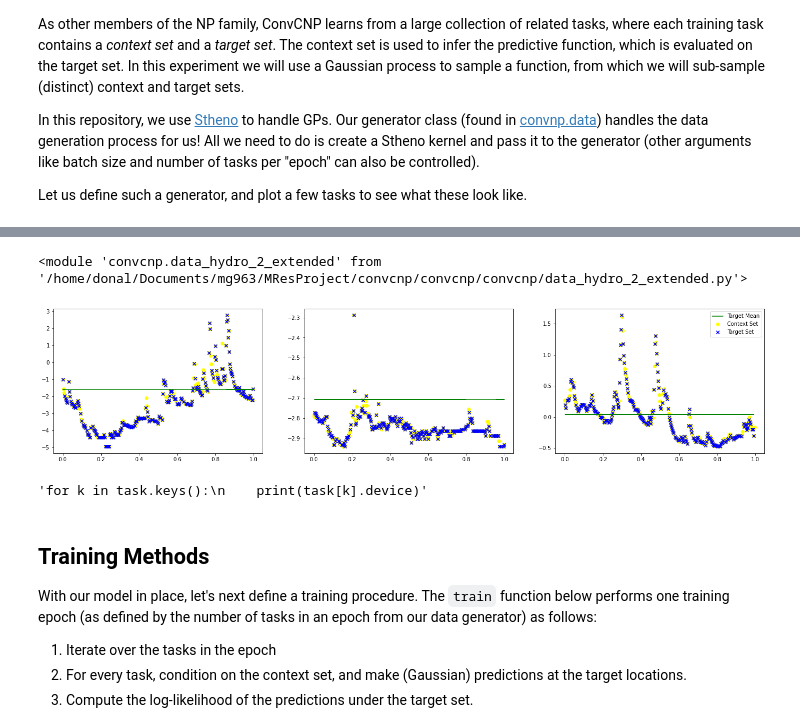
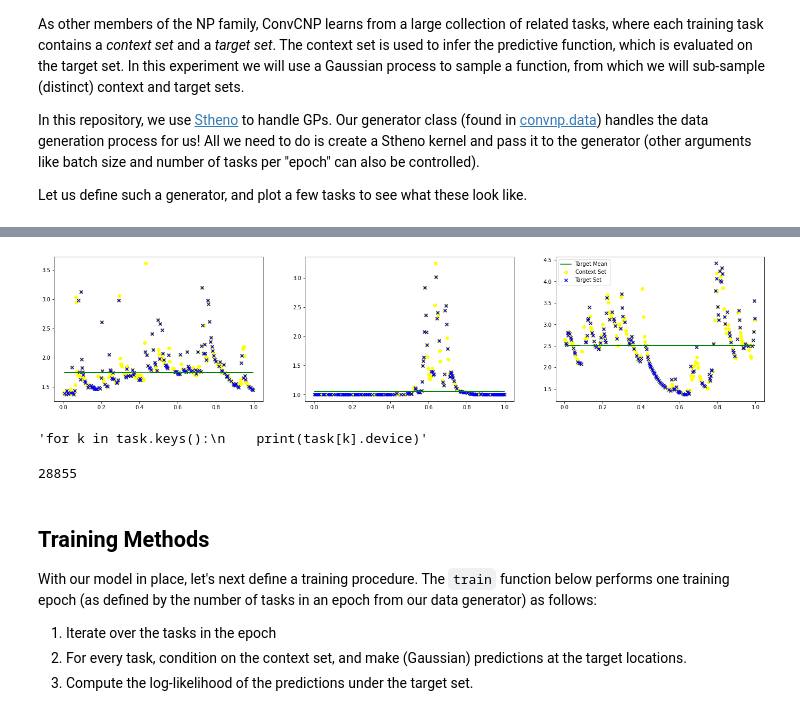
Before and after one commit to mgironamata/convcnp, a Jupyter notebook: convcnp_clean.ipynb, the cells around one changed output, grey strips where cells are left out. Saved outputs shown, nothing was run; the diff lists cells and outputs as text; code cells hidden in the pictures.

```diff
--- a/convcnp_clean.ipynb
+++ b/convcnp_clean.ipynb
@@ -84,7 +82,7 @@ df = df_raw.copy()
 # %%
-transformation = 'boxcox'
+dist='gamma'
+transformation = 'log'
 trans_fields = ['OBS_RUN','prcp(mm/day)']
-gamma_dist = True
 
 if transformation == 'log':
     for trans_field in trans_fields:
@@ -98,3 +96,7 @@ if transformation == 'boxcox':
 
         exec("lambda_" + trans_field + " = " + str(lambda_val))
         print("lambda_" + trans_field + " = ", lambda_val)
+
+if dist=='gamma':
+    Q_shift = df['OBS_RUN'].min()
+    df['OBS_RUN'] = df['OBS_RUN'] + Q_shift + 1
@@ -254,11 +247,11 @@ feature_embedding_key_flag = True
 extrapolate_flag = False
 
 dynamic_feature_embedding_dims = 5
-static_feature_embedding_dims = 5
+static_feature_embedding_dims = 3
 
 timeslice = 365
 
 min_train_points = 100
-max_train_points = 100
-min_test_points = 250
-max_test_points = 250
+max_train_points = 165
+min_test_points = 150
+max_test_points = 200
@@ -315,41 +277,39 @@ df_att.describe()
 # %%
 import importlib
-importlib.reload(convcnp.task_preprocessing)
-importlib.reload(convcnp.data_hydro_2_extended)
+#importlib.reload(convcnp.task_preprocessing)
+#importlib.reload(convcnp.data_hydro_2_extended)
-# %% [output]
-<module 'convcnp.data_hydro_2_extended' from '/home/donal/Documents/mg963/MResProject/convcnp/convcnp/convcnp/data_hydro_2_extended.py'>
 # %%
 gen = convcnp.data_hydro_2_extended.HydroGenerator(
                                             dataframe=df_train,
                                             df_att = df_att,
-                                            batch_size = 16,
+                                            batch_size = 16*2,
                                             num_tasks = 256,
                                             channels_c = context_channels,
                                             channels_t = target_channels,
                                             channels_att = attributes,
                                             channels_t_val = target_val_channel,
                                             context_mask = context_mask,
                                             target_mask = target_mask,
                                             extrapolate = extrapolate_flag,
                                             timeslice = timeslice,
-                                            dropout_rate = 0,
+                                            dropout_rate = 0.1,
                                             concat_static_features = False,
                                             min_train_points=min_train_points,
                                             min_test_points=min_test_points,
                                             max_train_points=max_train_points,
                                             max_test_points=max_test_points,
                                             device='cpu',
                                             )
 
 
 task = gen.generate_task()
 fig = plt.figure(figsize=(24, 5))
 for i in range(3):
     plt.subplot(1, 3, i + 1)
     plot_task(task, i, legend=i==2)
 plt.show()
 # %% [output]
-[figure, old version]
+[figure, new version]
 # %%
 """for k in task.keys():
     print(task[k].device)"""
@@ -373,6 +338,10 @@ model = ConvCNP(in_channels = len(context_channels),
 
 # Assign model to device
 model.to(device)
+# %%
+model.num_params
+# %% [output]
+28855
 # %% [markdown]
 ## Training Methods
 
```
Also changed, not shown: parts of 40 cells of this notebook, 3 other files.
